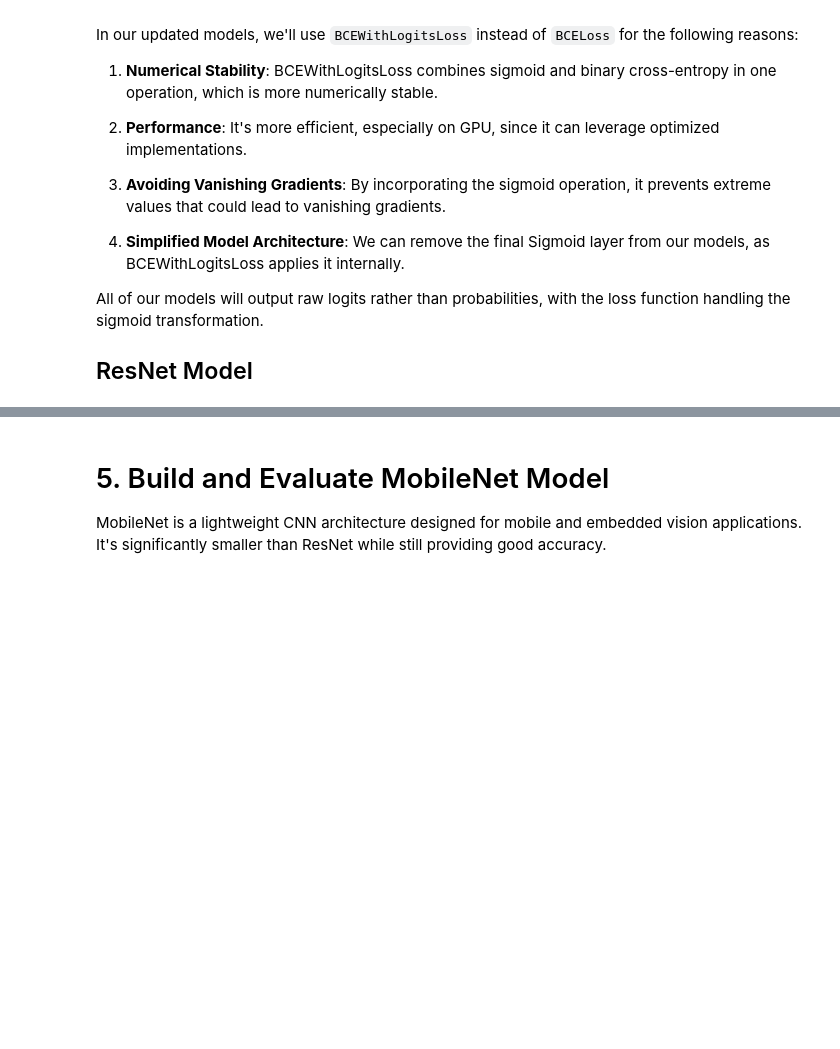
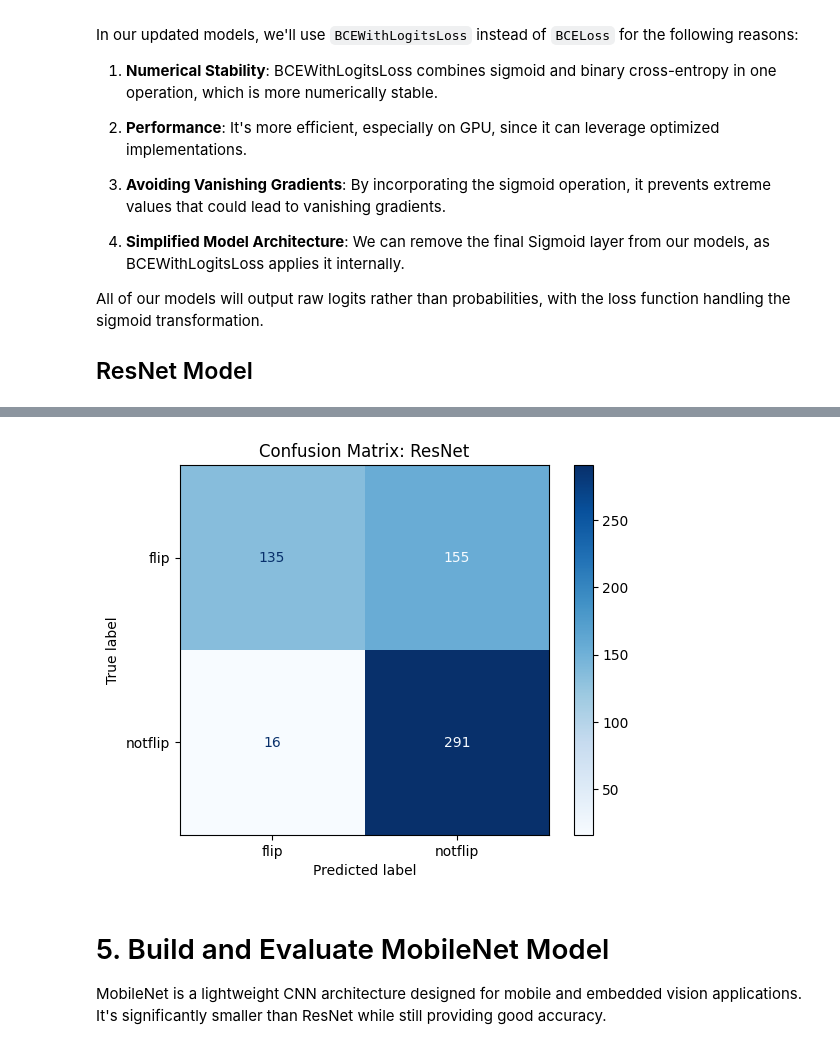
Before and after one commit to osamaizhar/Mon-Reader, a Jupyter notebook: model_testing.ipynb, the cells around one changed output, grey strips where cells are left out. Drawn from its saved outputs; the diff is of its cells as text; code cells hidden in the pictures; blank space fills up the shorter version.

```diff
--- a/model_testing.ipynb
+++ b/model_testing.ipynb
@@ -124,8 +124,18 @@ All of our models will output raw logits rather than probabilities, with the los
 
 ## ResNet Model
 # %%
+import os
+import numpy as np
+import matplotlib.pyplot as plt
+from sklearn.metrics import confusion_matrix, ConfusionMatrixDisplay
+import torch
+from torch import nn
+from torch.optim import Adam
+from torchvision import models
+
+
 def build_resnet(num_classes=1):
-    model = models.resnet50(weights='IMAGENET1K_V1')
+    model = models.resnet50(weights="IMAGENET1K_V1")
     for param in model.parameters():
         param.requires_grad = False
     model.fc = nn.Sequential(
@@ -133,21 +143,29 @@ def build_resnet(num_classes=1):
         nn.ReLU(),
         nn.Dropout(0.3),
         nn.Linear(128, num_classes),
-        # No sigmoid - using BCEWithLogitsLoss
     )
     return model
 
-def train_model(model, train_loader, test_loader, device, epochs=10):
+
+def train_or_load_model(
+    model, model_name, train_loader, test_loader, device, epochs=10, optimizer_cls=Adam
+):
+    os.makedirs("saved_models", exist_ok=True)
+    model_path = f"saved_models/{model_name}.pth"
+    if os.path.exists(model_path):
+        print(f"Loading {model_name} from {model_path}")
+        model.load_state_dict(torch.load(model_path, map_location=device))
+        model = model.to(device)
+        return model
+    print(f"Training {model_name}...")
     model = model.to(device)
-    # Using BCEWithLogitsLoss for numerical stability
     criterion = nn.BCEWithLogitsLoss()
-    optimizer = Adam(model.parameters(), lr=1e-4)
-    best_acc = 0.0
+    optimizer = optimizer_cls(model.parameters(), lr=1e-4)
     for epoch in range(epochs):
         model.train()
         for images, labels in train_loader:
             images, labels = images.to(device), labels.float().to(device)
-            labels = labels.unsqueeze(1)  # Add channel dimension for binary classification
+            labels = labels.unsqueeze(1)
             optimizer.zero_grad()
             outputs = model(images)
             loss = criterion(outputs, labels)
@@ -160,17 +178,40 @@ def train_model(model, train_loader, test_loader, device, epochs=10):
                 images, labels = images.to(device), labels.float().to(device)
                 labels = labels.unsqueeze(1)
                 outputs = model(images)
-                # Threshold logits at 0 (equivalent to 0.5 for sigmoid)
                 preds = (outputs > 0).int()
                 correct += (preds == labels.int()).sum().item()
                 total += labels.size(0)
         acc = correct / total
-        print(f"Epoch {epoch+1}/{epochs}, Test Accuracy: {acc:.4f}")
-        if acc > best_acc:
-            best_acc = acc
-    return best_acc
+        print(f"Epoch {epoch + 1}/{epochs}, Test Accuracy: {acc:.4f}")
+    torch.save(model.state_dict(), model_path)
+    print(f"Saved {model_name} to {model_path}")
+    return model
 
+
+def evaluate_model(model, test_loader, device, class_names, model_name):
+    model.eval()
+    all_preds, all_labels = [], []
+    with torch.no_grad():
+        for images, labels in test_loader:
+            images, labels = images.to(device), labels.float().to(device)
+            outputs = model(images)
+            preds = (outputs > 0).int().cpu().numpy().flatten()
+            all_preds.extend(preds)
+            all_labels.extend(labels.cpu().numpy().flatten())
+    acc = np.mean(np.array(all_preds) == np.array(all_labels))
+    print(f"{model_name} Test Accuracy: {acc:.4f}")
+    cm = confusion_matrix(all_labels, all_preds)
+    disp = ConfusionMatrixDisplay(confusion_matrix=cm, display_labels=class_names)
+    disp.plot(cmap="Blues")
+    plt.title(f"Confusion Matrix: {model_name}")
+    plt.show()
+    return acc
+
+
+# ResNet
 resnet_model = build_resnet()
-resnet_acc = train_model(resnet_model, aug_train_loader, test_loader, device, epochs=10)
-print(f"ResNet Test Accuracy: {resnet_acc:.4f}")
+resnet_model = train_or_load_model(
+    resnet_model, "resnet_model", aug_train_loader, test_loader, device, epochs=10
+)
+resnet_acc = evaluate_model(resnet_model, test_loader, device, class_names, "ResNet")
 # %% [output]
@@ -188,3 +221,4 @@ ResNet Test Accuracy: 0.8576
+[figure, added]
 # %% [markdown]
 # 5. Build and Evaluate MobileNet Model
 
```
Also changed, not shown: parts of 5 cells of this notebook, 4 other files.
